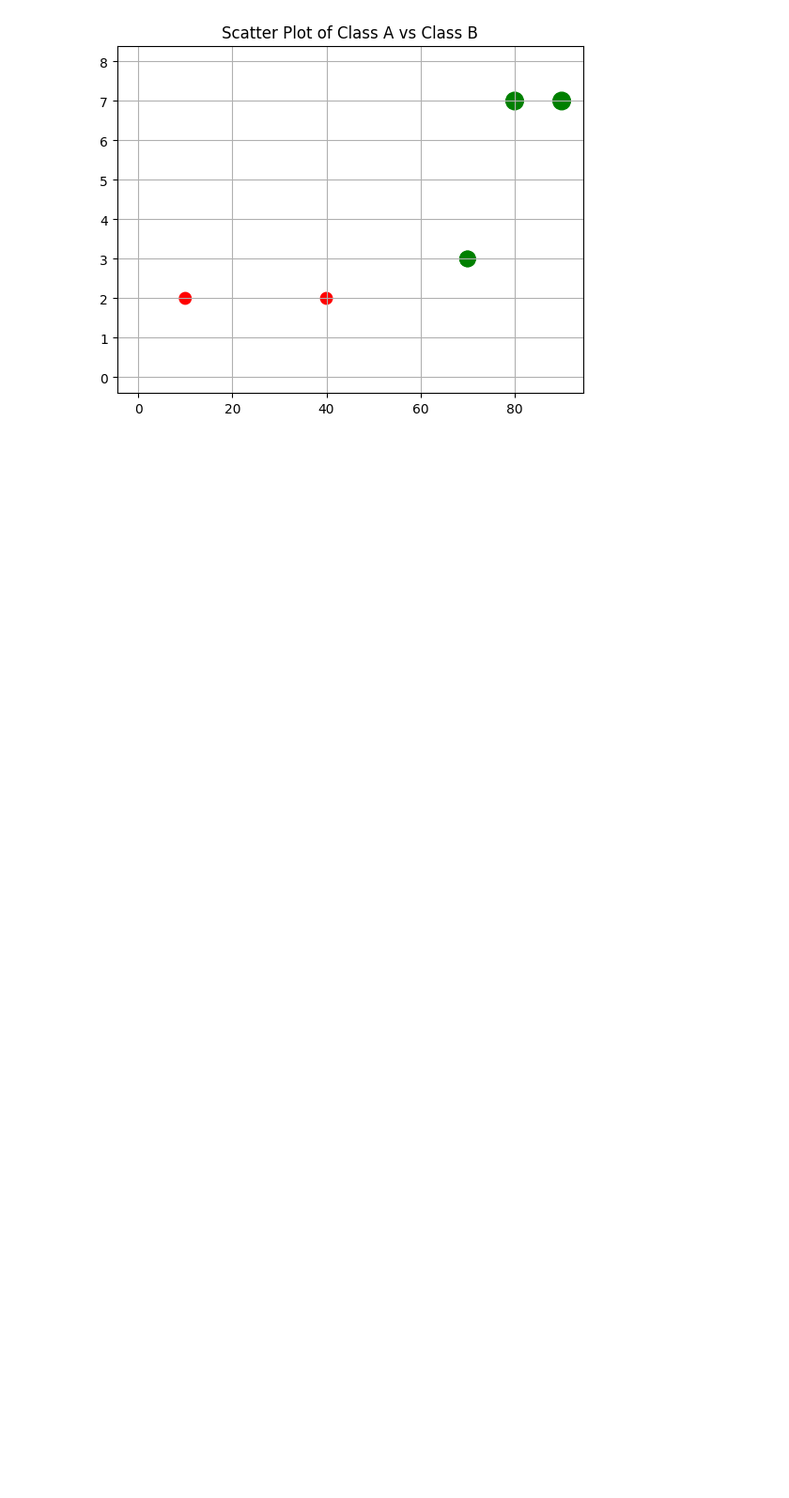
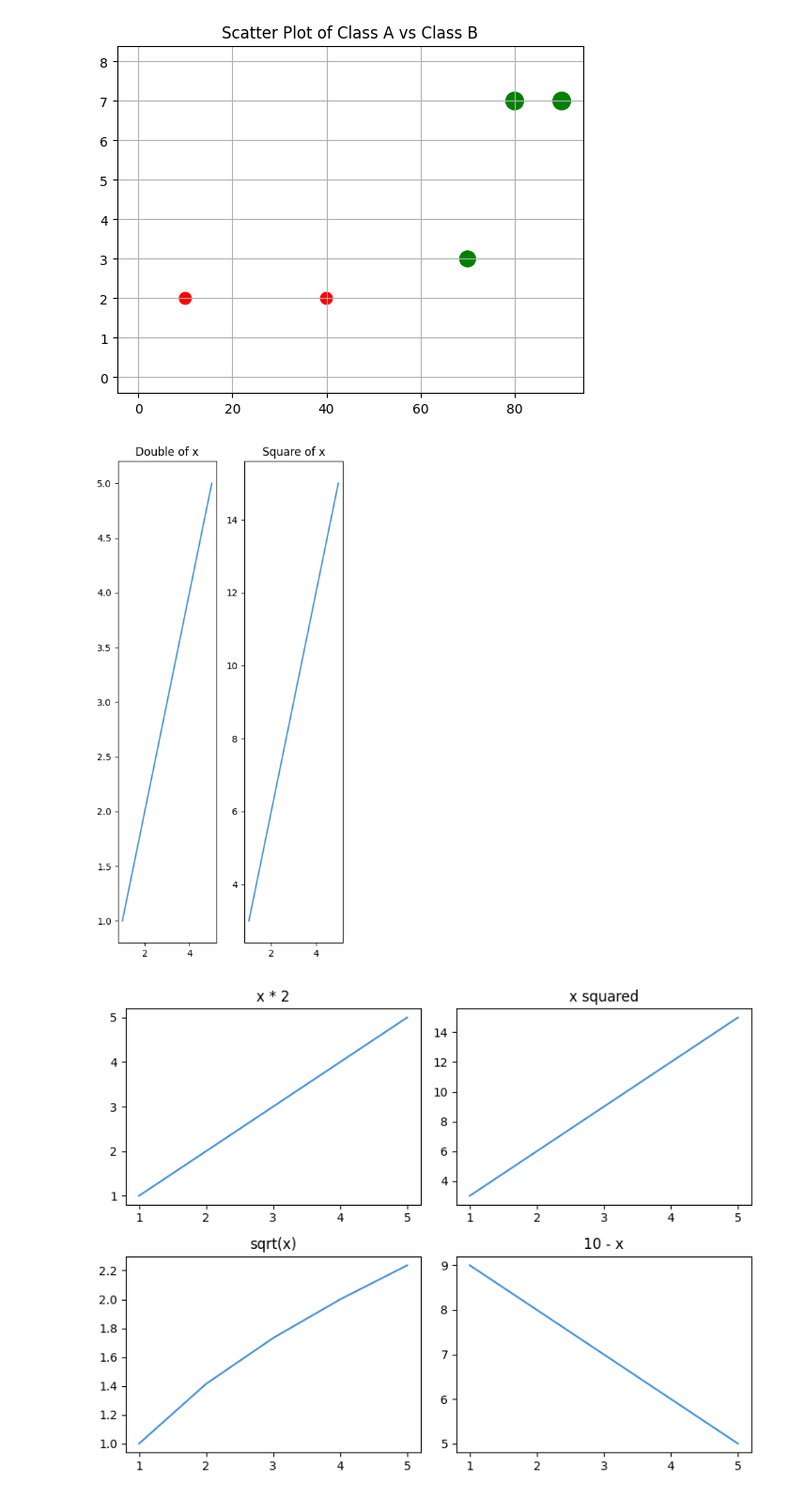
Before and after one commit to mohitmishra8921/Datascience, a Jupyter notebook: kaggle.ipynb, the cells around one changed output. Shown at 94% size. Saved outputs shown, nothing was run; the diff lists cells and outputs as text; code cells hidden in the pictures; blank space fills up the shorter version.

Commit message:
practice subplots

```diff
--- a/kaggle.ipynb
+++ b/kaggle.ipynb
@@ -554,3 +554,47 @@ plt.title('Scatter Plot of Class A vs Class B')
 plt.grid(True)
 # %% [output]
 [figure]
+# %%
+import matplotlib.pyplot as pl
+x = [1, 2, 3, 4, 5]
+y1 = [i * 1 for i in x]
+y2 = [i * 3 for i in x]
+
+plt.figure(figsize=(4,8))
+
+plt.subplot(1, 2, 1) # (rows, cols, plot_no)
+plt.plot(x, y1)
+plt.title('Double of x')
+
+plt.subplot(1, 2, 2)
+plt.plot(x, y2)
+plt.title('Square of x')
+plt.tight_layout()
+plt.show()
+
+y3 = [i ** 0.5 for i in x]
+y4 = [10 - i for i in x]
+plt.figure(figsize=(8, 6)) # Optional: make it bigger
+plt.subplot(2, 2, 1)
+plt.plot(x, y1)
+plt.title('x * 2')
+plt.tight_layout()
+
+plt.subplot(2, 2, 2)
+plt.plot(x, y2)
+plt.title('x squared')
+plt.tight_layout()
+
+plt.subplot(2, 2, 3)
+plt.plot(x, y3)
+plt.title('sqrt(x)')
+plt.tight_layout()
+
+plt.subplot(2, 2, 4)
+plt.plot(x, y4)
+plt.title('10 - x')
+plt.tight_layout()
+plt.show()
+# %% [output]
+[figure, added]
+[figure, added]
```
Also changed, not shown: parts of 1 cell of this notebook, 1 other file.
